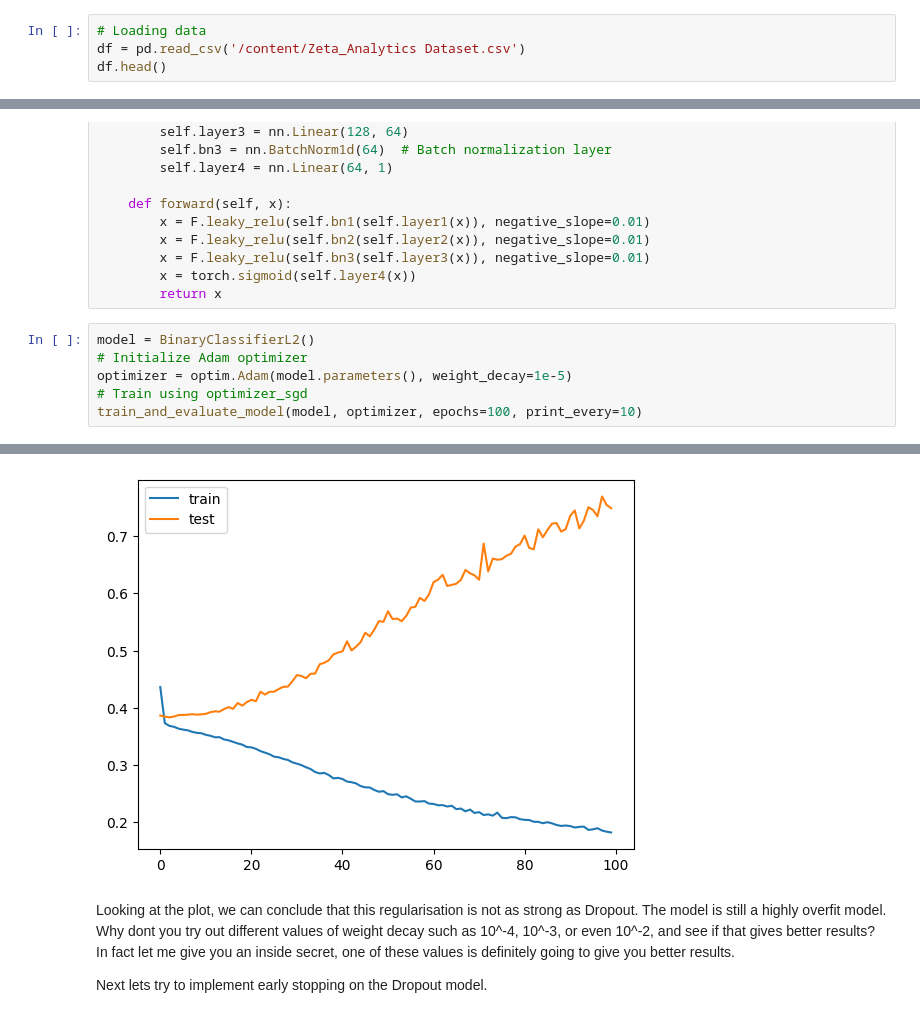
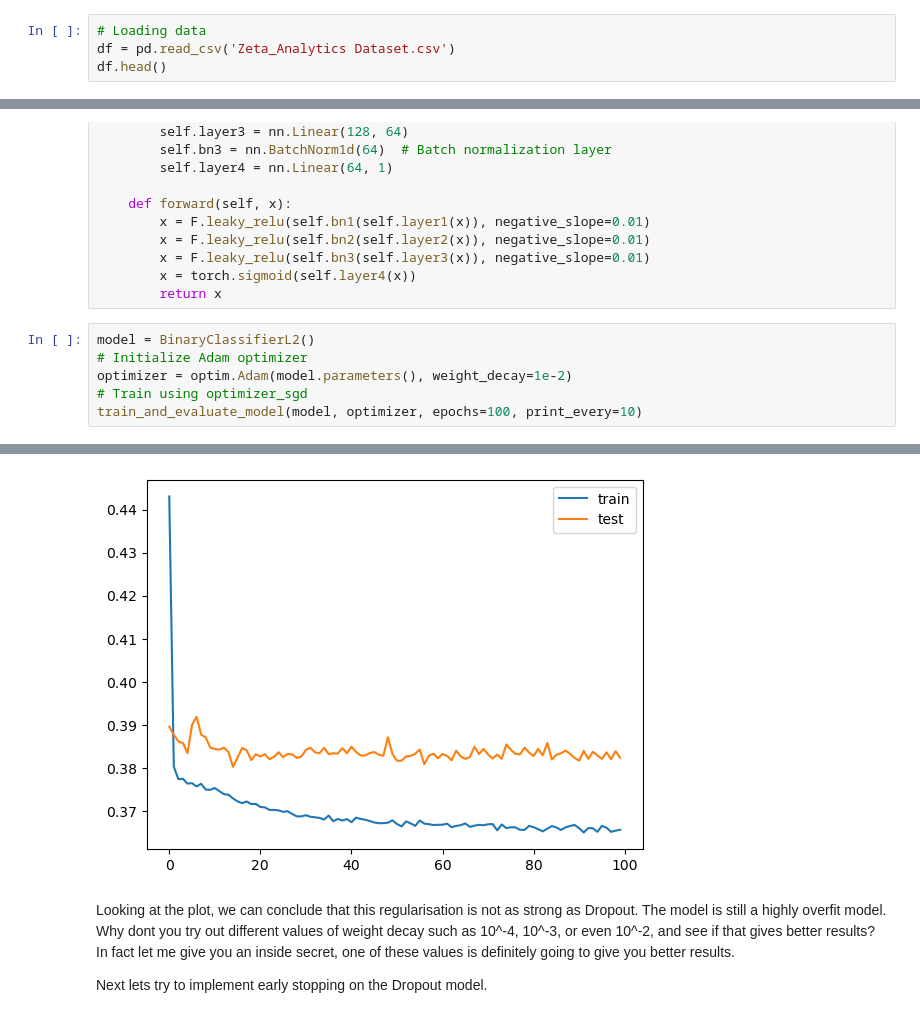
Before and after one commit to enlighter/learn-gen-ai, a Jupyter notebook: analyticsVidhya genAI/Introduction to Deep Learning using PyTorch/Notebooks/module_3_Improving_Deep_Neural_Networks.ipynb, the cells around one changed output, grey strips where cells are left out. Saved outputs shown, nothing was run; the diff lists cells and outputs as text.

Commit message:
improving deep learning models and foundational ML algorithms certification

```diff
--- a/analyticsVidhya genAI/Introduction to Deep Learning using PyTorch/Notebooks/module_3_Improving_Deep_Neural_Networks.ipynb
+++ b/analyticsVidhya genAI/Introduction to Deep Learning using PyTorch/Notebooks/module_3_Improving_Deep_Neural_Networks.ipynb
@@ -4,6 +7,6 @@ import numpy as np
 # %%
 # Loading data
-df = pd.read_csv('/content/Zeta_Analytics Dataset.csv')
+df = pd.read_csv('Zeta_Analytics Dataset.csv')
 df.head()
 # %% [output]
 |  | enrollee_id | city | city_development_index | gender | relevent_experience | enrolled_university | ... |
@@ -569,7 +571,7 @@ class BinaryClassifierL2(nn.Module):
 # %%
 model = BinaryClassifierL2()
 # Initialize Adam optimizer
-optimizer = optim.Adam(model.parameters(), weight_decay=1e-5)
+optimizer = optim.Adam(model.parameters(), weight_decay=1e-2)
 # Train using optimizer_sgd
 train_and_evaluate_model(model, optimizer, epochs=100, print_every=10)
 # %% [output]
@@ -586,4 +588,4 @@ Epoch 100/100,Train Loss: 0.1821, Test Loss: 0.7491, Train Auc: 0.9634, Test Auc
-[figure, old version]
+[figure, new version]
 # %% [markdown]
 Looking at the plot, we can conclude that this regularisation is not as strong as Dropout. The model is still a highly overfit model. Why dont you try out different values of weight decay such as 10^-4,  10^-3, or even 10^-2, and see if that gives better results? In fact let me give you an inside secret, one of these values is definitely going to give you better results.
 
```
Also changed, not shown: parts of 12 cells of this notebook, 4 other files.
